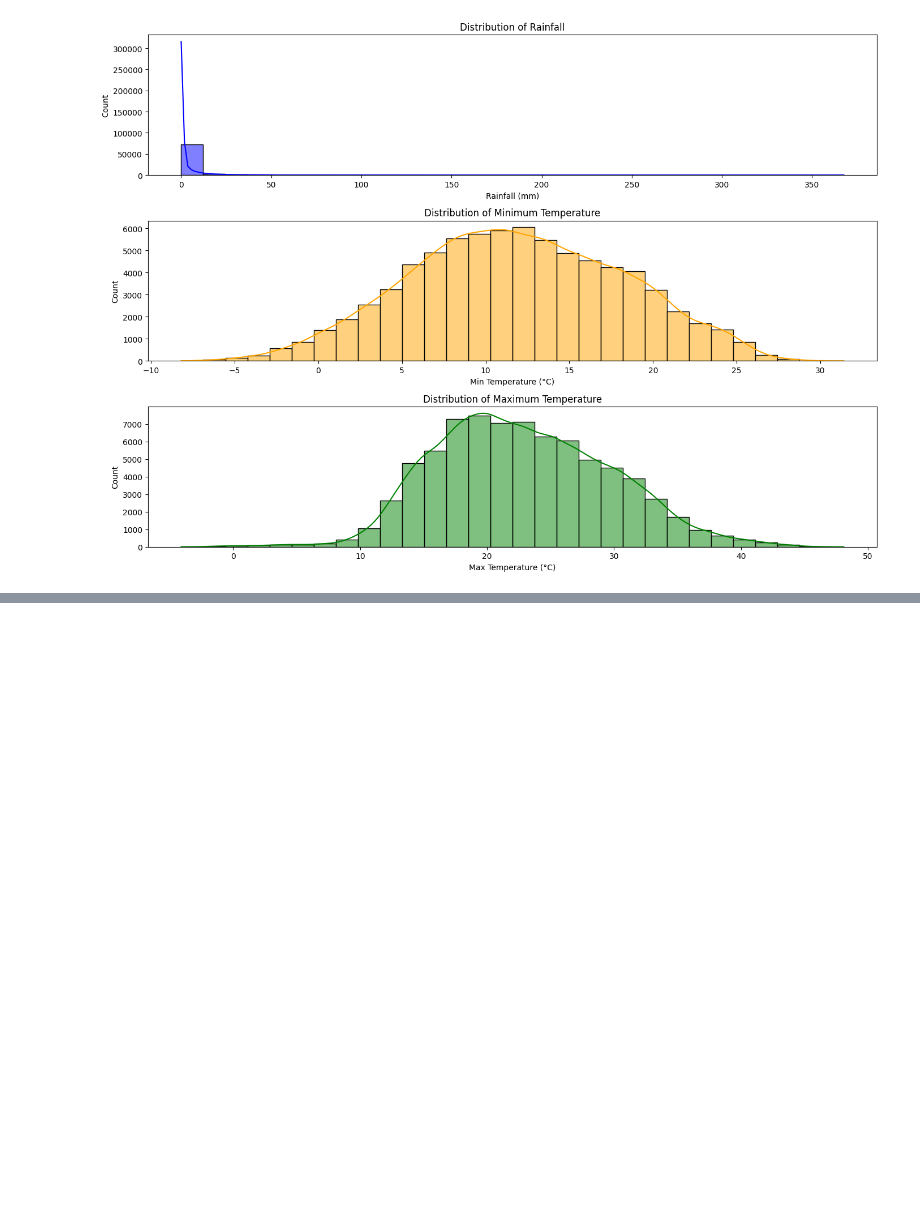
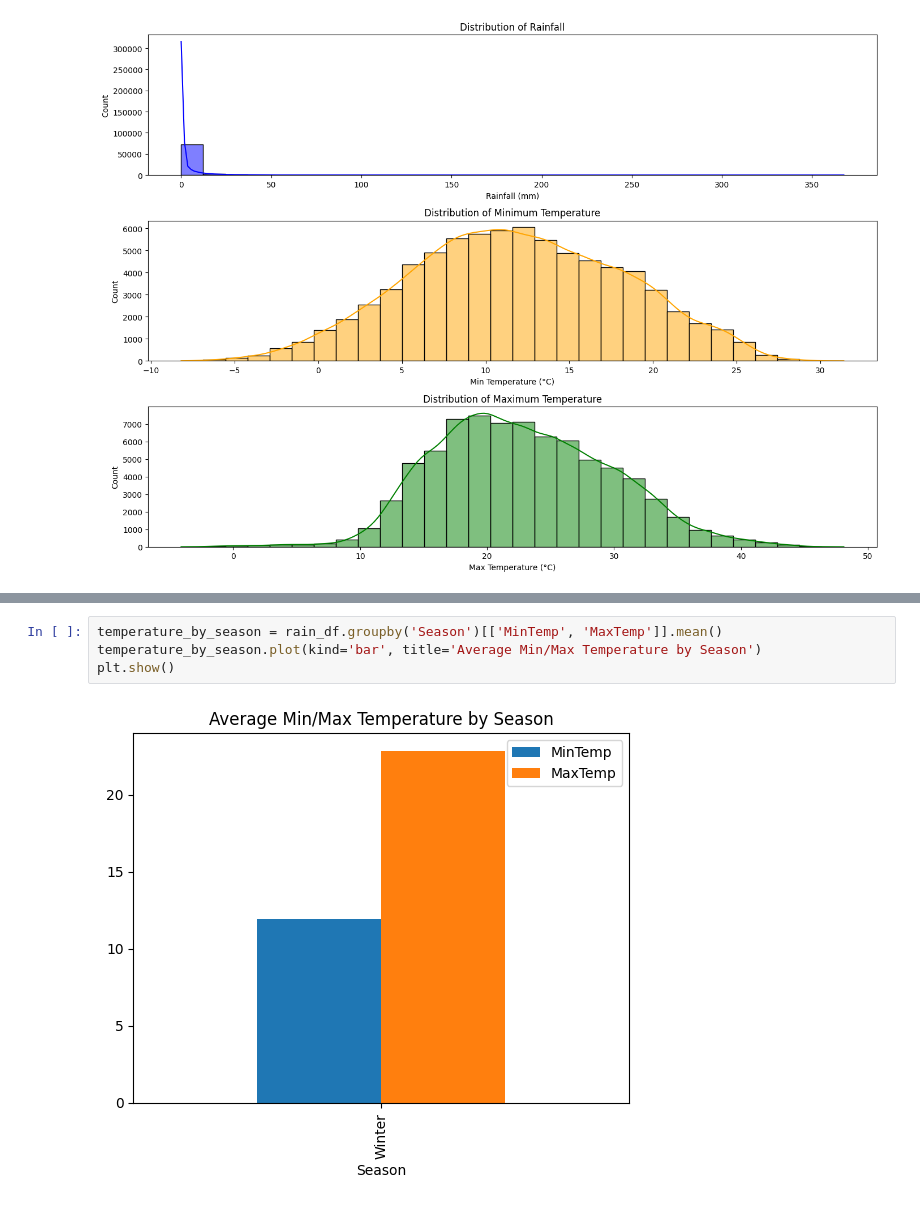
Before and after one commit to Nawel-Bellil/rain-prediction, a Jupyter notebook: rain.ipynb, the cells around one changed output, grey strips where cells are left out. Cells and saved outputs as stored; diff of their text form; blank space fills up the shorter version.

```diff
--- a/rain.ipynb
+++ b/rain.ipynb
@@ -262,0 +326,6 @@ moderate climate , stable temp range 10C-15C and 20 as max
+# %%
+temperature_by_season = rain_df.groupby('Season')[['MinTemp', 'MaxTemp']].mean()
+temperature_by_season.plot(kind='bar', title='Average Min/Max Temperature by Season')
+plt.show()
+# %% [output]
+[figure, added]
```
Also changed, not shown: parts of 8 cells of this notebook.
